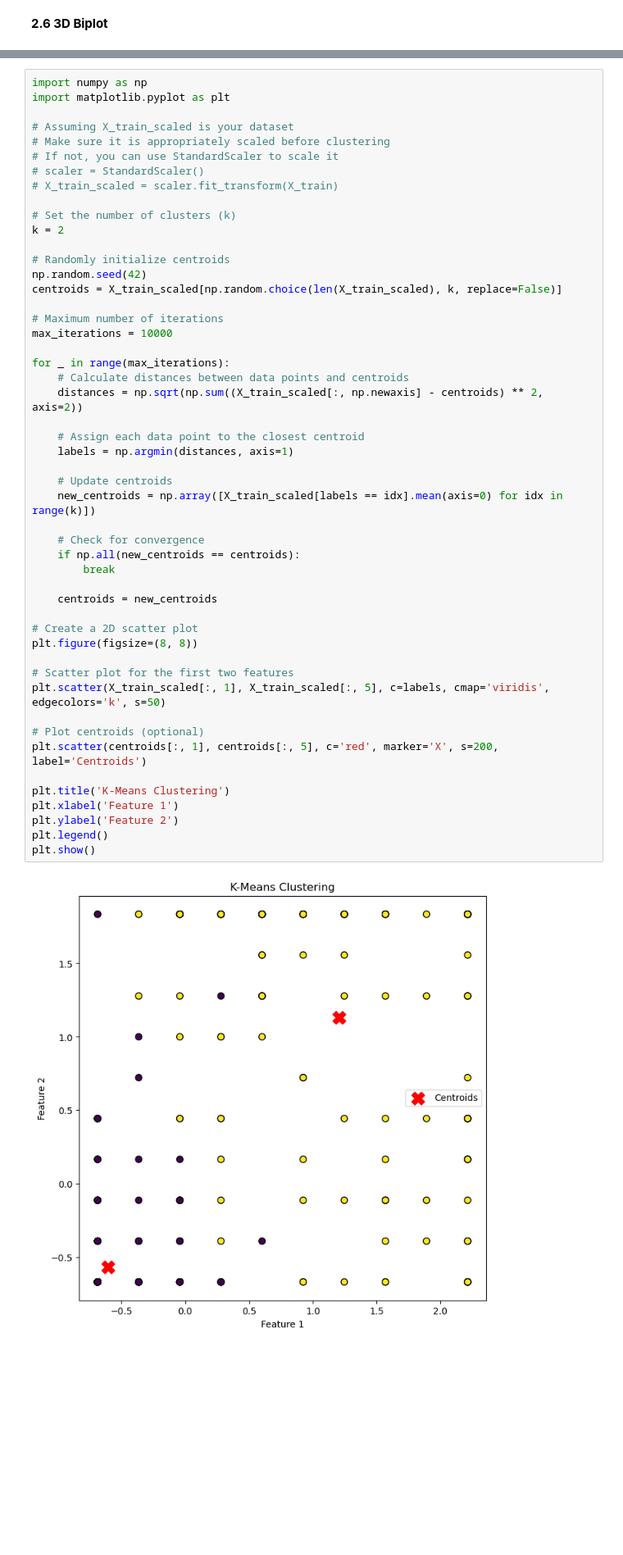
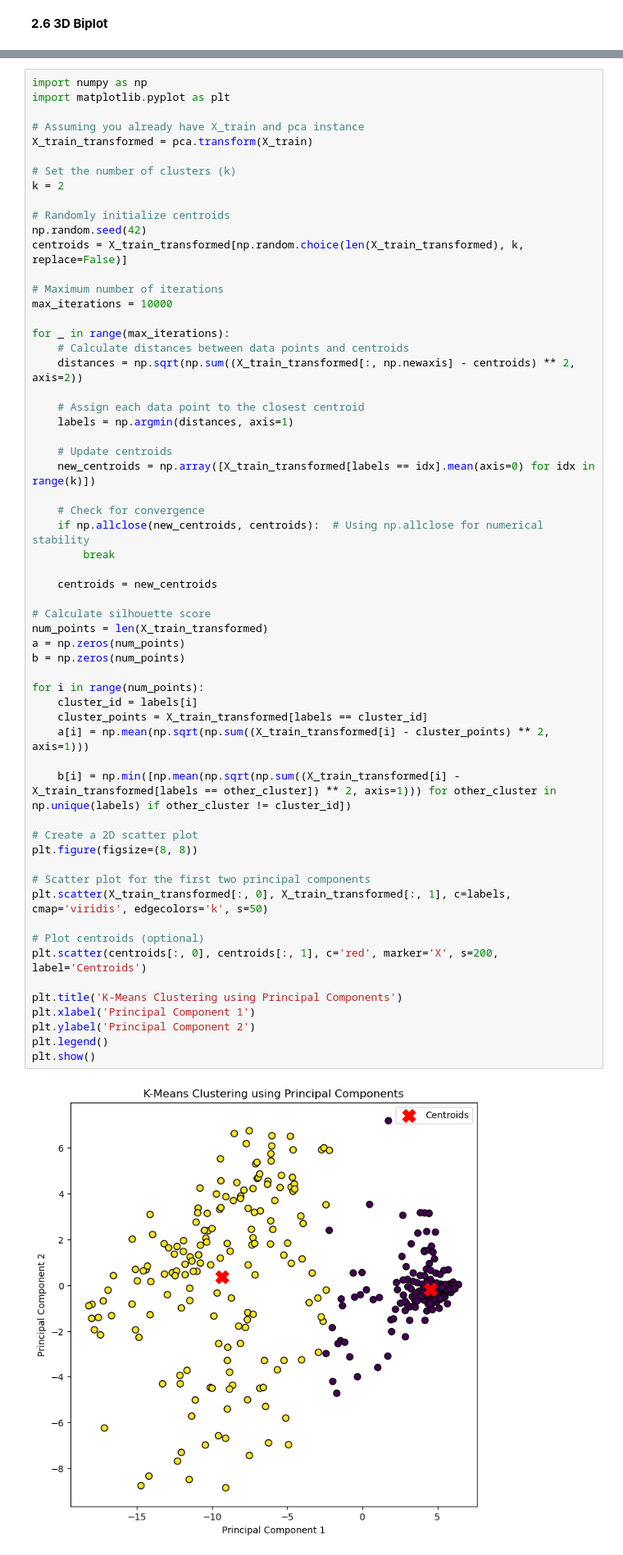
Before and after one commit to HamzaElshafie/MLiS-Project, a Jupyter notebook: MLiS_Project.ipynb, the cells around one changed output, grey strips where cells are left out. Shown at 82% size. Cells and saved outputs as stored; diff of their text form; blank space fills up the shorter version.

```diff
--- a/MLiS_Project.ipynb
+++ b/MLiS_Project.ipynb
@@ -809,51 +760,60 @@ K-Means
 import numpy as np
 import matplotlib.pyplot as plt
 
-# Assuming X_train_scaled is your dataset
-# Make sure it is appropriately scaled before clustering
-# If not, you can use StandardScaler to scale it
-# scaler = StandardScaler()
-# X_train_scaled = scaler.fit_transform(X_train)
+# Assuming you already have X_train and pca instance
+X_train_transformed = pca.transform(X_train)
 
 # Set the number of clusters (k)
 k = 2
 
 # Randomly initialize centroids
 np.random.seed(42)
-centroids = X_train_scaled[np.random.choice(len(X_train_scaled), k, replace=False)]
+centroids = X_train_transformed[np.random.choice(len(X_train_transformed), k, replace=False)]
 
 # Maximum number of iterations
 max_iterations = 10000
 
 for _ in range(max_iterations):
     # Calculate distances between data points and centroids
-    distances = np.sqrt(np.sum((X_train_scaled[:, np.newaxis] - centroids) ** 2, axis=2))
+    distances = np.sqrt(np.sum((X_train_transformed[:, np.newaxis] - centroids) ** 2, axis=2))
 
     # Assign each data point to the closest centroid
     labels = np.argmin(distances, axis=1)
 
     # Update centroids
-    new_centroids = np.array([X_train_scaled[labels == idx].mean(axis=0) for idx in range(k)])
+    new_centroids = np.array([X_train_transformed[labels == idx].mean(axis=0) for idx in range(k)])
 
     # Check for convergence
-    if np.all(new_centroids == centroids):
+    if np.allclose(new_centroids, centroids):  # Using np.allclose for numerical stability
         break
 
     centroids = new_centroids
 
+# Calculate silhouette score
+num_points = len(X_train_transformed)
+a = np.zeros(num_points)
+b = np.zeros(num_points)
+
+for i in range(num_points):
+    cluster_id = labels[i]
+    cluster_points = X_train_transformed[labels == cluster_id]
+    a[i] = np.mean(np.sqrt(np.sum((X_train_transformed[i] - cluster_points) ** 2, axis=1)))
+
+    b[i] = np.min([np.mean(np.sqrt(np.sum((X_train_transformed[i] - X_train_transformed[labels == other_cluster]) ** 2, axis=1))) for other_cluster in np.unique(labels) if other_cluster != cluster_id])
+
 # Create a 2D scatter plot
 plt.figure(figsize=(8, 8))
 
-# Scatter plot for the first two features
-plt.scatter(X_train_scaled[:, 1], X_train_scaled[:, 5], c=labels, cmap='viridis', edgecolors='k', s=50)
+# Scatter plot for the first two principal components
+plt.scatter(X_train_transformed[:, 0], X_train_transformed[:, 1], c=labels, cmap='viridis', edgecolors='k', s=50)
 
 # Plot centroids (optional)
-plt.scatter(centroids[:, 1], centroids[:, 5], c='red', marker='X', s=200, label='Centroids')
+plt.scatter(centroids[:, 0], centroids[:, 1], c='red', marker='X', s=200, label='Centroids')
 
-plt.title('K-Means Clustering')
-plt.xlabel('Feature 1')
-plt.ylabel('Feature 2')
+plt.title('K-Means Clustering using Principal Components')
+plt.xlabel('Principal Component 1')
+plt.ylabel('Principal Component 2')
 plt.legend()
 plt.show()
 # %% [output]
-[figure, old version]
+[figure, new version]
```
Also changed, not shown: parts of 17 cells of this notebook.
